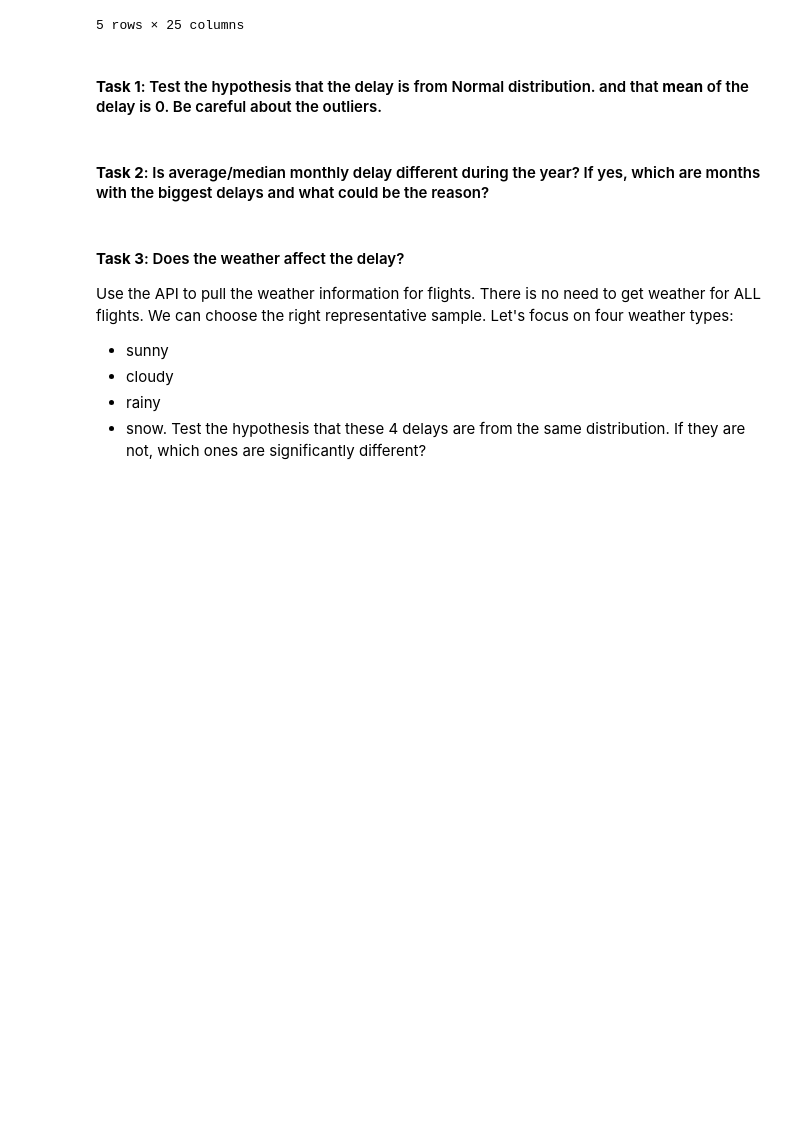
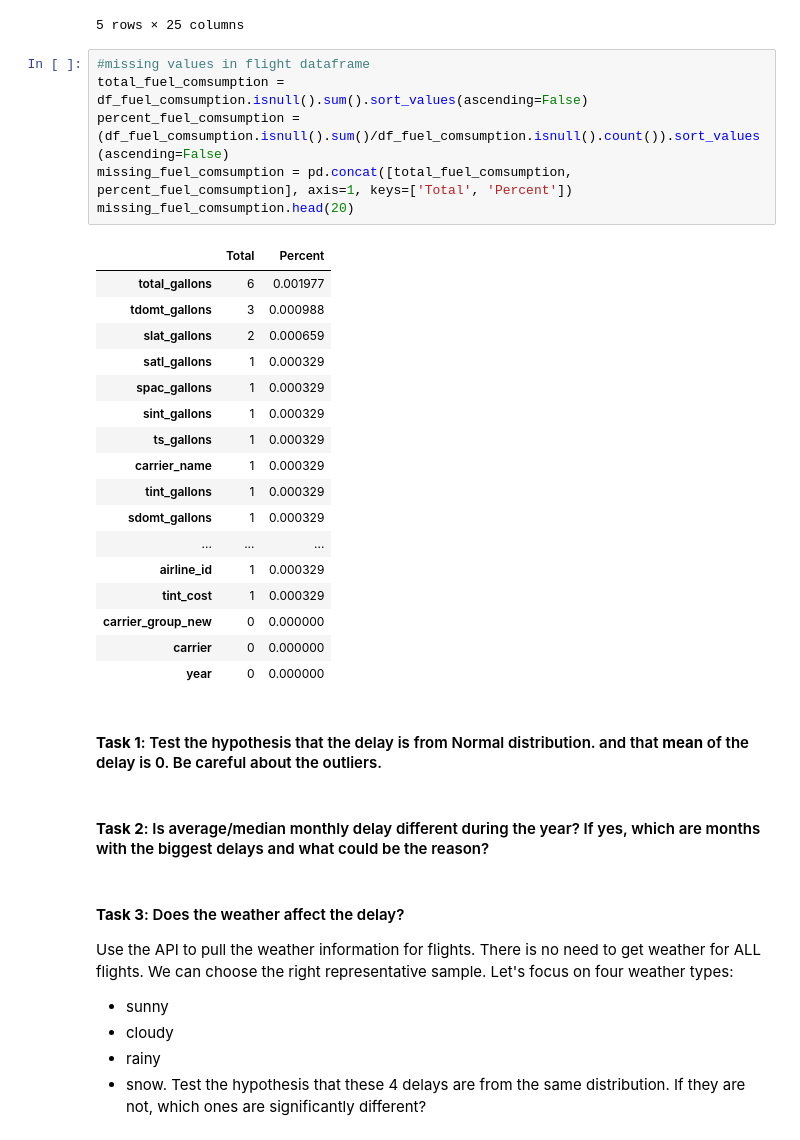
Before and after one commit to CamStevens15/Flight_Prediction_project, a Jupyter notebook: exploratory_analysis.ipynb, the cells around one changed output. Cells and saved outputs as stored; diff of their text form; blank space fills up the shorter version.

```diff
--- a/exploratory_analysis.ipynb
+++ b/exploratory_analysis.ipynb
@@ -92,6 +169,30 @@ df_fuel_comsumption.head()
 | 3 | 1 | 21652.0 | 27Q | 27Q | Jet Aviation Flight Services, Inc. | 1 | 0.0 | ... |
 | 4 | 1 | 20408.0 | 5V | 5V | Tatonduk Outfitters Limited d/b/a... | 1 | 260848.0 | ... |
 5 rows × 25 columns
+# %%
+#missing values in flight dataframe
+total_fuel_comsumption = df_fuel_comsumption.isnull().sum().sort_values(ascending=False)
+percent_fuel_comsumption = (df_fuel_comsumption.isnull().sum()/df_fuel_comsumption.isnull().count()).sort_values(ascending=False)
+missing_fuel_comsumption = pd.concat([total_fuel_comsumption, percent_fuel_comsumption], axis=1, keys=['Total', 'Percent'])
+missing_fuel_comsumption.head(20)
+# %% [output]
+|  | Total | Percent |
+| total_gallons | 6 | 0.001977 |
+| tdomt_gallons | 3 | 0.000988 |
+| slat_gallons | 2 | 0.000659 |
+| satl_gallons | 1 | 0.000329 |
+| spac_gallons | 1 | 0.000329 |
+| sint_gallons | 1 | 0.000329 |
+| ts_gallons | 1 | 0.000329 |
+| carrier_name | 1 | 0.000329 |
+| tint_gallons | 1 | 0.000329 |
+| sdomt_gallons | 1 | 0.000329 |
+| ... | ... | ... |
+| airline_id | 1 | 0.000329 |
+| tint_cost | 1 | 0.000329 |
+| carrier_group_new | 0 | 0.000000 |
+| carrier | 0 | 0.000000 |
+| year | 0 | 0.000000 |
 # %% [markdown]
 #### **Task 1**: Test the hypothesis that the delay is from Normal distribution. and that **mean** of the delay is 0. Be careful about the outliers.
 # %% [markdown]
```
Also changed, not shown: parts of 7 cells of this notebook.
